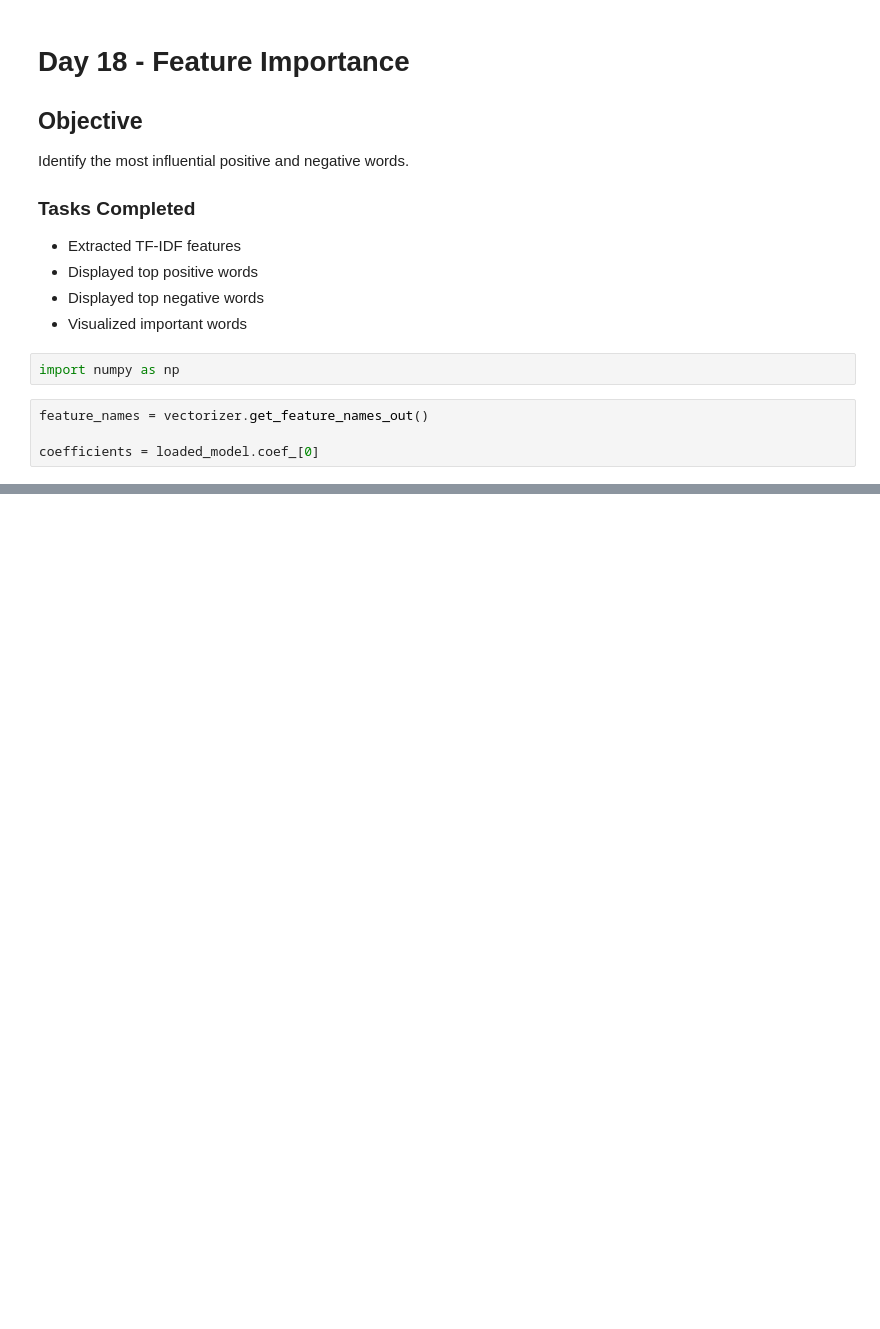
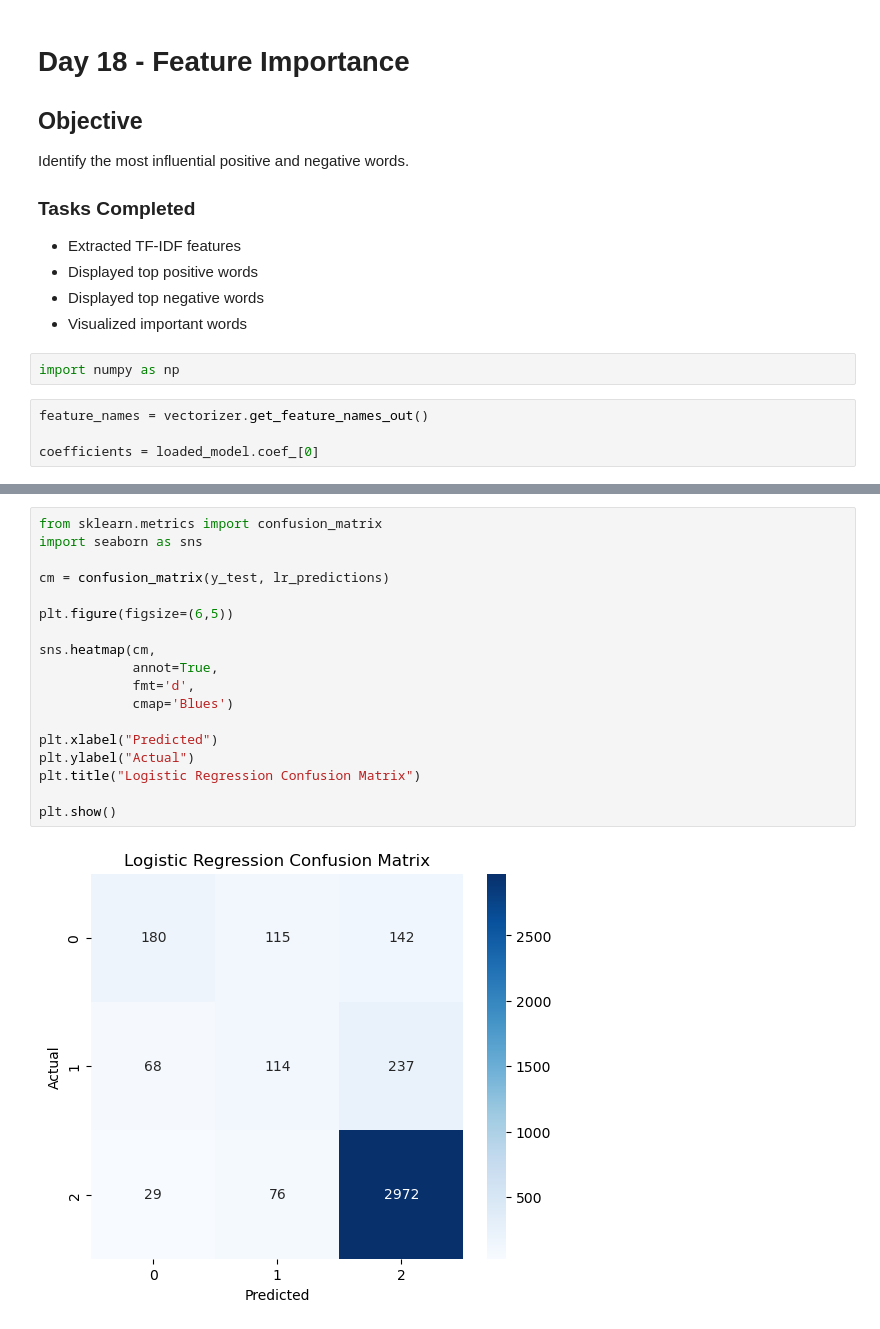
Before and after one commit to PoojaManjunath17/Customer-Review-Sentiment-Analysis, a Jupyter notebook: Sentiment_Analysis_Project.ipynb, the cells around one changed output, grey strips where cells are left out. Cells and saved outputs as stored; diff of their text form; blank space fills up the shorter version.

```diff
--- a/Sentiment_Analysis_Project.ipynb
+++ b/Sentiment_Analysis_Project.ipynb
@@ -929,0 +980,20 @@ plt.show()
+# %%
+from sklearn.metrics import confusion_matrix
+import seaborn as sns
+
+cm = confusion_matrix(y_test, lr_predictions)
+
+plt.figure(figsize=(6,5))
+
+sns.heatmap(cm,
+            annot=True,
+            fmt='d',
+            cmap='Blues')
+
+plt.xlabel("Predicted")
+plt.ylabel("Actual")
+plt.title("Logistic Regression Confusion Matrix")
+
+plt.show()
+# %% [output]
+[figure, added]
```
Also changed, not shown: parts of 33 cells of this notebook, 3 other files.
